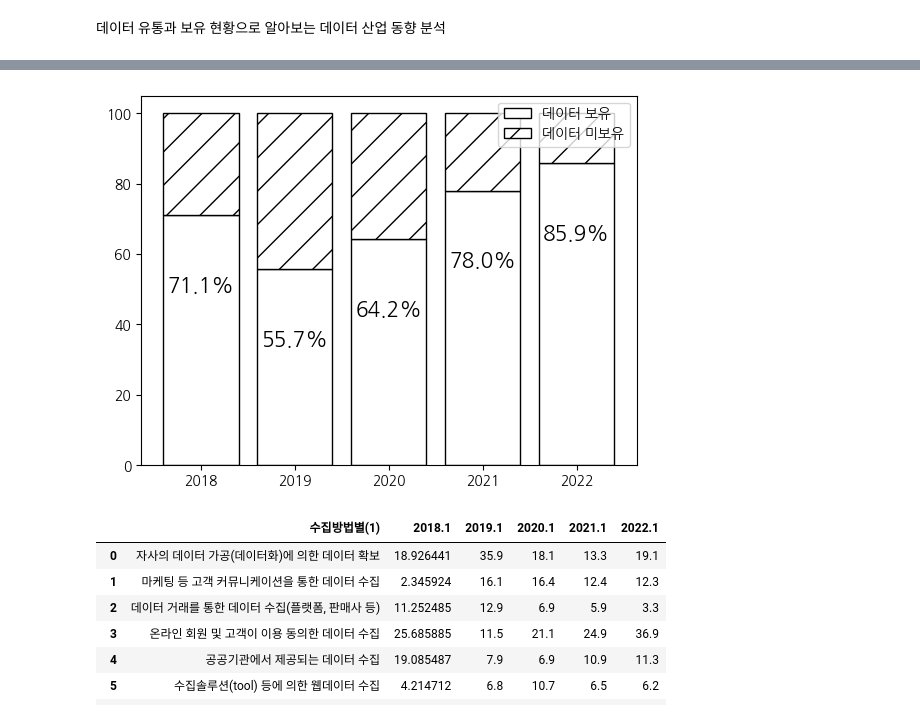
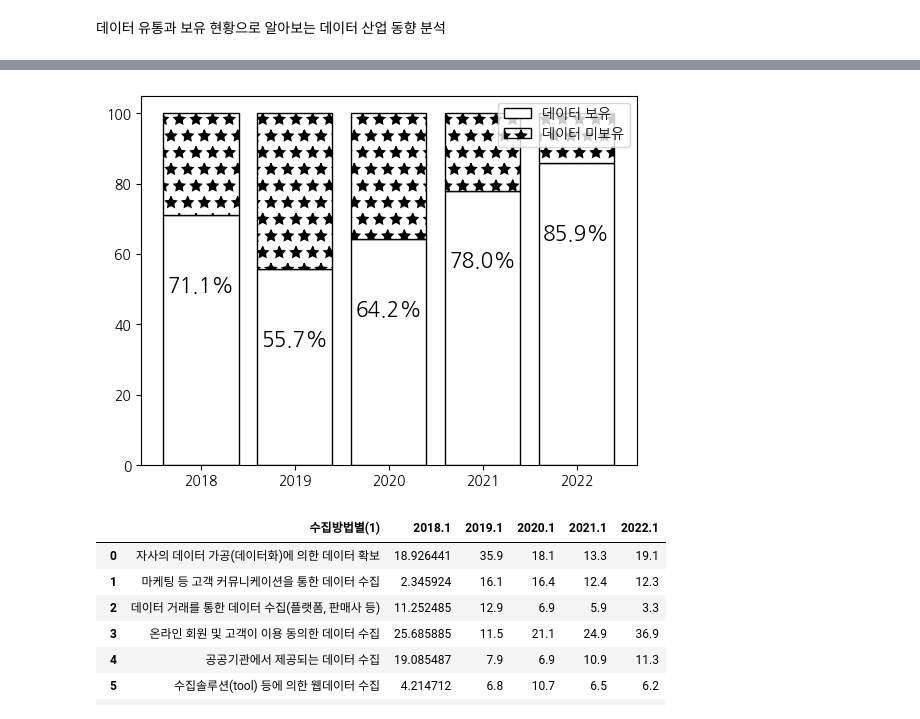
Before and after one commit to KDT-Public-Data-Project/KDT-Public_Data_Project, a Jupyter notebook: noah/noah1.ipynb, the cells around one changed output, grey strips where cells are left out. Cells and saved outputs as stored; diff of their text form; code cells hidden in the pictures.

```diff
--- a/noah/noah1.ipynb
+++ b/noah/noah1.ipynb
@@ -41,31 +41,31 @@ data
 # %%
 # 데이터 보유 현황 barh그래프로 나타내기
 dataset = data.drop(axis=0, index=[0,1]).iloc[:,2::2]
 x=dataset.columns.to_list()
 
 color_list=['b','g','r','k','y']
 A=list(map(float,dataset.T[2].values))
 B=list(map(float,dataset.T[3].values))
 X = range(5)
 
 plt.bar(X,A,color='w',edgecolor='k' ,label='데이터 보유')
-plt.bar(X,B,color='w', bottom=A, hatch="/", edgecolor='k', label="데이터 미보유")
+plt.bar(X,B,color='w', bottom=A, hatch="*", edgecolor='k', label="데이터 미보유")
 plt.xticks(X,[i for i in range(2018,2023)])
 
 for i in range(5) :
     plt.text(i, A[i]-20, f"{A[i]}%", fontsize=15, color='k',va="center", ha="center")
 
 
 
 plt.legend()
 
 plt.show()
 # 오픈소스로의 이동 가속화 : https://www.dailysecu.com/news/articleView.html?idxno=152884
 # 인공지능과 머신러닝 기술의 도입 확대, 클라우드 데이터베이스의 부상, 오픈소스 DBMS의 증가
 # 빅데이터를 활용한 신생 기업 대거 등장 : https://www.globale.co.kr/news/articleView.html?idxno=21909
 # IoT, 클라우드, 빅데이터, AI 이용 사업체 5년새 급증 : https://www.asiatoday.co.kr/view.php?key=20200121010011763
 # %% [output]
-[figure, old version]
+[figure, new version]
 # %%
 method=method.iloc[:,::2].drop(axis=0, index=[0,1]).replace("-",0)
 method["2018.1"]=method["2018.1"].astype("float64")
```
Also changed, not shown: 2 other files.
